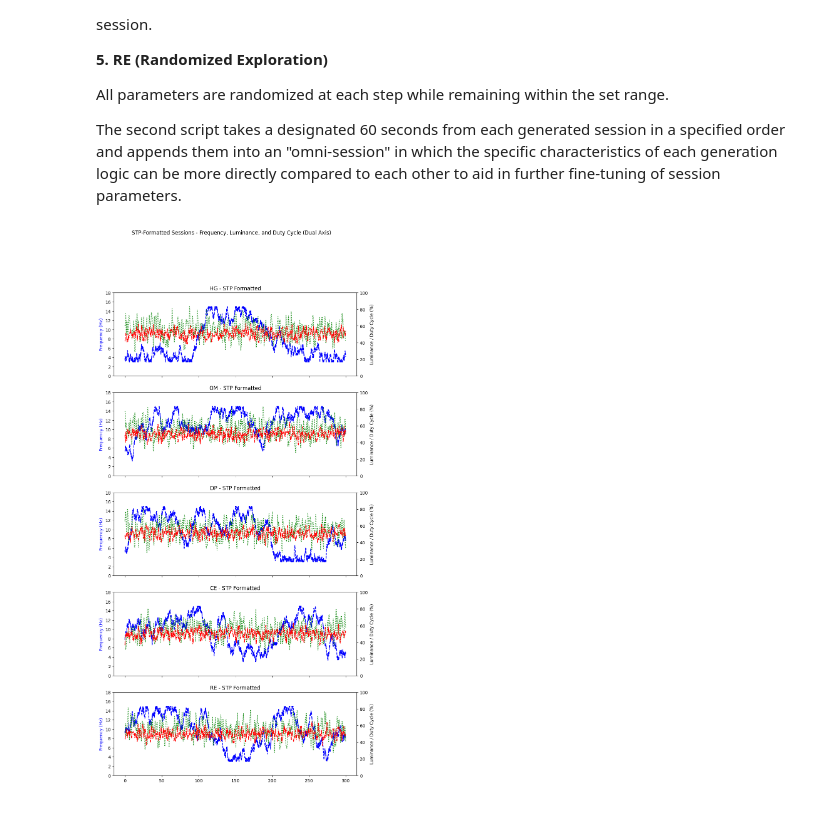
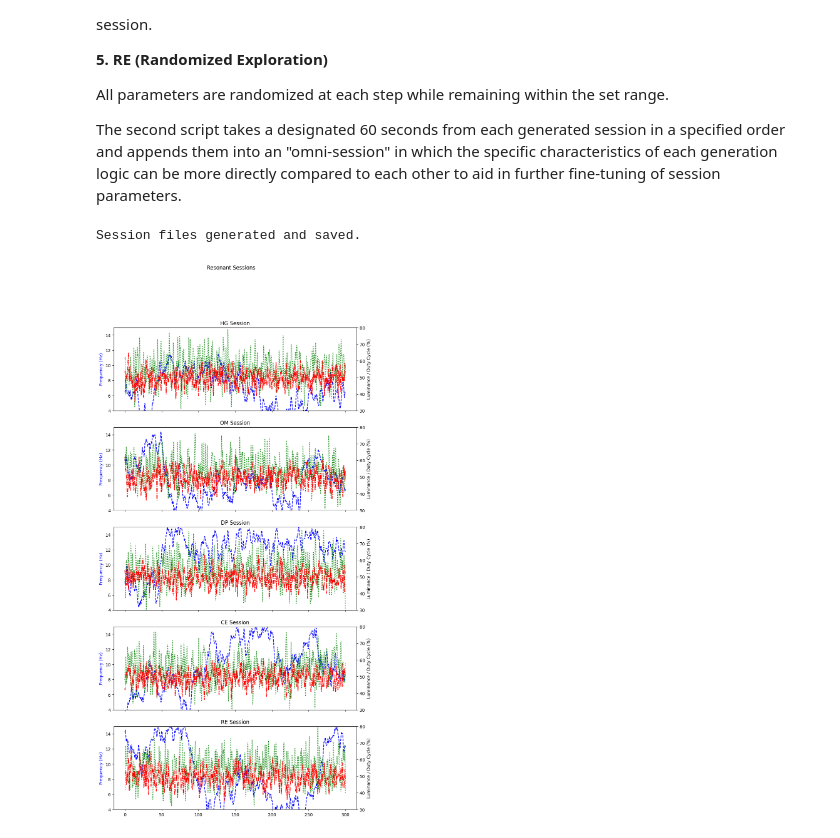
Before and after one commit to dannynacker/roX_gen, a Jupyter notebook: roX_omni.ipynb, the cells around one changed output. Cells and saved outputs as stored; diff of their text form; code cells hidden in the pictures.

```diff
--- a/roX_omni.ipynb
+++ b/roX_omni.ipynb
@@ -64,12 +64,12 @@ num_steps = int(session_duration / time_step)
 
 # Parameter constraints
 frequency_range = (3, 15)  # Hz
-luminance_range = (10, 100)  # Arbitrary units
-duty_cycle_range = (25, 75)  # Percentage
+luminance_range = (10, 100)  # Arbitrary units (Integers)
+duty_cycle_range = (25, 75)  # Percentage (Integers)
 max_duty_jump = 25  # Max duty cycle change per step
 max_luminance_jump = 20  # Max luminance change per step
 max_freq_jump = 1.2  # Constrain frequency changes but allow variation
-smoothing_sigma = 3  # Smoothing factor for luminance & duty cycle
+smoothing_sigma = 3  # **Used for visualization only!**
 
 # ===========================
 # Directory Setup
@@ -103,38 +103,38 @@ def modulate_frequency(prev_freq, progress, mode):
     return freq
 
 def modulate_luminance(progress, prev_lum, mode):
-    """Generate luminance variation while following constraints (integer values)."""
+    """Generate distinct luminance patterns per session while enforcing integer constraints."""
     if mode == "harmonic_glide":
-        target = 10 + (90 * np.sin(progress * np.pi))
+        target = 20 + (80 * np.sin(progress * np.pi * 0.5)) + np.random.randint(-5, 6)
     elif mode == "oscillatory_mode":
-        target = 10 + (90 * (0.5 + 0.5 * np.sin(4 * np.pi * progress)))
+        target = 10 + (90 * (0.5 + 0.5 * np.sin(6 * np.pi * progress))) + np.random.randint(-8, 9)
     elif mode == "divergent_pattern":
-        target = np.random.randint(10, 101) if np.random.rand() < 0.5 else prev_lum
+        target = np.random.randint(10, 101) if np.random.rand() < 0.3 else prev_lum + np.random.randint(-20, 21)
     elif mode == "chirped_excitation":
-        target = 10 + (90 * (progress ** 1.2))
+        target = 10 + (90 * (progress ** 1.4)) + np.random.randint(-5, 6)
     elif mode == "randomized_exploration":
         target = np.random.randint(10, 101)
     else:
         target = np.random.randint(10, 101)
 
-    return int(np.clip(prev_lum + np.clip(target - prev_lum, -max_luminance_jump, max_luminance_jump), *luminance_range))
+    return int(np.clip(target, *luminance_range))
 
 def modulate_duty_cycle(progress, prev_duty, mode):
-    """Generate duty cycle variation while following constraints (integer values)."""
+    """Generate distinct duty cycle variations per session while ensuring smooth transitions."""
     if mode == "harmonic_glide":
-        target = 25 + (50 * np.sin(progress * np.pi))
+        target = 30 + (40 * np.sin(progress * np.pi * 0.5)) + np.random.randint(-3, 4)
     elif mode == "oscillatory_mode":
-        target = 25 + (50 * (0.5 + 0.5 * np.sin(6 * np.pi * progress)))
+        target = 25 + (50 * (0.5 + 0.5 * np.sin(8 * np.pi * progress))) + np.random.randint(-6, 7)
     elif mode == "divergent_pattern":
-        target = np.random.randint(25, 76) if np.random.rand() < 0.5 else prev_duty
+        target = np.random.randint(25, 76) if np.random.rand() < 0.3 else prev_duty + np.random.randint(-15, 16)
     elif mode == "chirped_excitation":
-        target = 25 + (50 * (progress ** 1.3))
+        target = 25 + (50 * (progress ** 1.3)) + np.random.randint(-5, 6)
     elif mode == "randomized_exploration":
         target = np.random.randint(25, 76)
     else:
         target = np.random.randint(25, 76)
 
-    return int(np.clip(prev_duty + np.clip(target - prev_duty, -max_duty_jump, max_duty_jump), *duty_cycle_range))
+    return int(np.clip(target, *duty_cycle_range))
 
 # ===========================
 # Generate Sessions
@@ -143,21 +143,18 @@ def modulate_duty_cycle(progress, prev_duty, mode):
 def generate_sequence(mode):
     time = np.arange(0, session_duration, time_step)
     frequency = np.zeros(num_steps)
-    luminance = np.zeros(num_steps)
-    duty_cycle = np.zeros(num_steps)
+    luminance = np.zeros(num_steps, dtype=int)
+    duty_cycle = np.zeros(num_steps, dtype=int)
 
     frequency[0] = np.random.uniform(*frequency_range)
-    luminance[0] = np.random.uniform(*luminance_range)
-    duty_cycle[0] = np.random.uniform(*duty_cycle_range)
+    luminance[0] = np.random.randint(*luminance_range)
+    duty_cycle[0] = np.random.randint(*duty_cycle_range)
 
     for i in range(1, num_steps):
         progress = i / num_steps
         frequency[i] = modulate_frequency(frequency[i - 1], progress, mode)
         luminance[i] = modulate_luminance(progress, luminance[i - 1], mode)
         duty_cycle[i] = modulate_duty_cycle(progress, duty_cycle[i - 1], mode)
-
-    luminance = gaussian_filter1d(luminance, sigma=smoothing_sigma)
-    duty_cycle = gaussian_filter1d(duty_cycle, sigma=smoothing_sigma)
 
     return pd.DataFrame({
         "Time (s)": time,
@@ -177,42 +174,61 @@ def format_strobe_sequence(df, wave_type):
     """Formats DataFrame into STP format with correct interpolation & wave type."""
     output = []
     output.append(f'TIM"00:00:{session_duration:.1f}"')
     output.append(f'DUR"{session_duration:.1f}"')
 
     for i in range(len(df) - 1):
         stp_line = f'STP"{time_step:.1f},{wave_type},{df.loc[i, "Frequency (Hz)"]:.2f},{df.loc[i+1, "Frequency (Hz)"]:.2f},{df.loc[i, "Duty Cycle (%)"]},{df.loc[i+1, "Duty Cycle (%)"]},1,1,1,1,{df.loc[i, "Luminance"]},{df.loc[i+1, "Luminance"]}"'
         output.append(stp_line)
 
     return "\r\n".join(output)
 
 for mode, df in base_sequences.items():
     wave_type = 1 if "Sq" in mode else 2  # 1 = Square, 2 = Sine
     strobe_data = format_strobe_sequence(df, wave_type)
     with open(f"{stp_dir}/{mode}.txt", "w", encoding="utf-8") as f:
         f.write(strobe_data)
 
+print("Session files generated and saved.")
+
 # ===========================
-# Updated Plotting Code
+# Updated Plotting Code (With Smoothing)
 # ===========================
 
 fig, axes = plt.subplots(len(session_types), 1, figsize=(10, 20), sharex=True)
 
+smoothing_sigma = 3  # Adjust for visualization clarity
+
 for ax, (mode, df) in zip(axes, base_sequences.items()):
     ax2 = ax.twinx()
-    ax.plot(df["Time (s)"], df["Frequency (Hz)"], linestyle="dashed", color="blue", label="Frequency (Hz)")
-    ax.set_ylim(0, 18)
-    ax2.plot(df["Time (s)"], df["Luminance"], linestyle="dotted", color="green", label="Luminance")
-    ax2.plot(df["Time (s)"], df["Duty Cycle (%)"], linestyle="dashdot", color="red", label="Duty Cycle (%)")
-    ax2.set_ylim(0, 100)
+
+    # **Apply Gaussian Smoothing (Only for Visualization)**
+    smoothed_freq = gaussian_filter1d(df["Frequency (Hz)"], sigma=smoothing_sigma)
+    smoothed_lum = gaussian_filter1d(df["Luminance"], sigma=smoothing_sigma)
+    smoothed_duty = gaussian_filter1d(df["Duty Cycle (%)"], sigma=smoothing_sigma)
+
+    # Plot Smoothed Frequency
+    ax.plot(df["Time (s)"], smoothed_freq, linestyle="dashed", color="blue", label="Frequency (Hz)")
+    ax.set_ylim(4, 15)
+
+    # Plot Smoothed Luminance and Duty Cycle
+    ax2.plot(df["Time (s)"], smoothed_lum, linestyle="dotted", color="green", label="Luminance")
+    ax2.plot(df["Time (s)"], smoothed_duty, linestyle="dashdot", color="red", label="Duty Cycle (%)")
+    ax2.set_ylim(30, 80)
+
+    # Labels
     ax.set_ylabel("Frequency (Hz)", color="blue")
     ax2.set_ylabel("Luminance / Duty Cycle (%)", color="black")
-    ax.set_title(f"{mode} - STP Formatted")
 
+    # **Restored Titles**
+    ax.set_title(f"{mode} Session")
+
+# Global title
 plt.xlabel("Time (s)")
-plt.suptitle("STP-Formatted Sessions - Frequency, Luminance, and Duty Cycle (Dual Axis)")
+plt.suptitle("Resonant Sessions")
 plt.show()
 # %% [output]
+Session files generated and saved.
-[figure, old version]
+[figure, new version]
 # %%
 import numpy as np
 import pandas as pd
```
Also changed, not shown: parts of 1 cell of this notebook.
